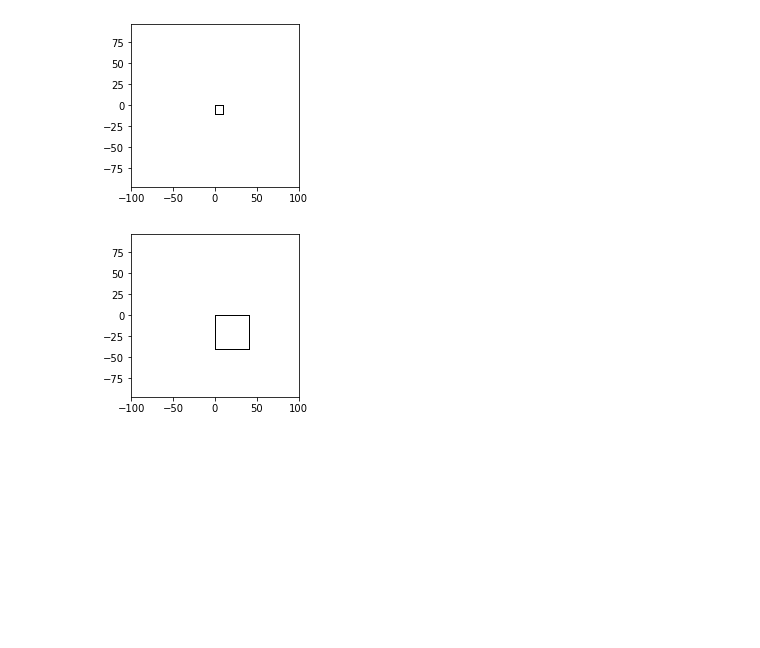
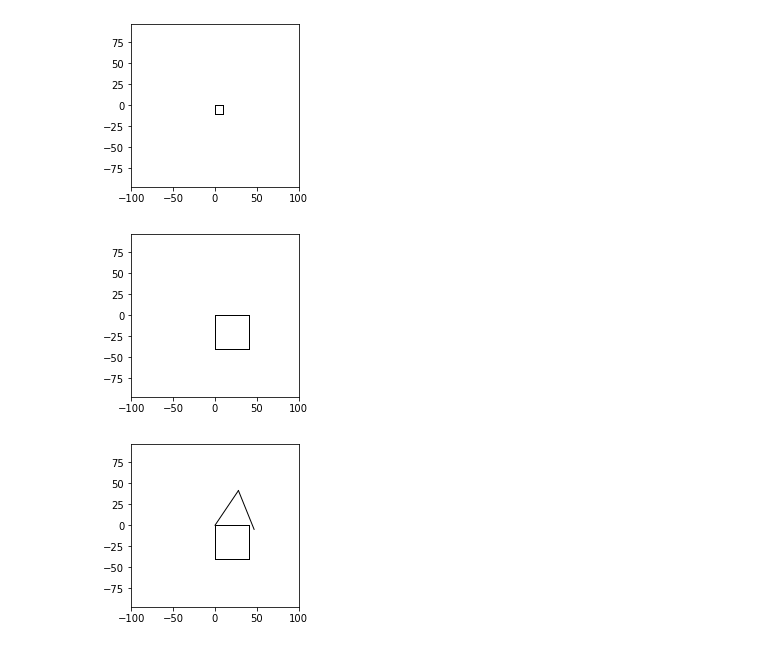
Before and after one commit to bblais/AI-and-Robotics-Fall-2022-Class-Notebooks, a Jupyter notebook: Sprint #1 - Programming and Games/2022-09-12 - Turtle Madness.ipynb, the cells around one changed output. Drawn from its saved outputs; the diff is of its cells as text; code cells hidden in the pictures; blank space fills up the shorter version.

```diff
--- a/Sprint #1 - Programming and Games/2022-09-12 - Turtle Madness.ipynb
+++ b/Sprint #1 - Programming and Games/2022-09-12 - Turtle Madness.ipynb
@@ -75,3 +75,15 @@ reset()
 square(40)
 # %% [output]
 [figure]
+# %%
+def triangle():
+    left(56)
+    forward(50)
+    right(124)
+    forward(50)
+# %%
+reset()
+square(40)
+triangle()
+# %% [output]
+[figure, added]
```
Also changed, not shown: parts of 5 cells of this notebook, 1 other file.
